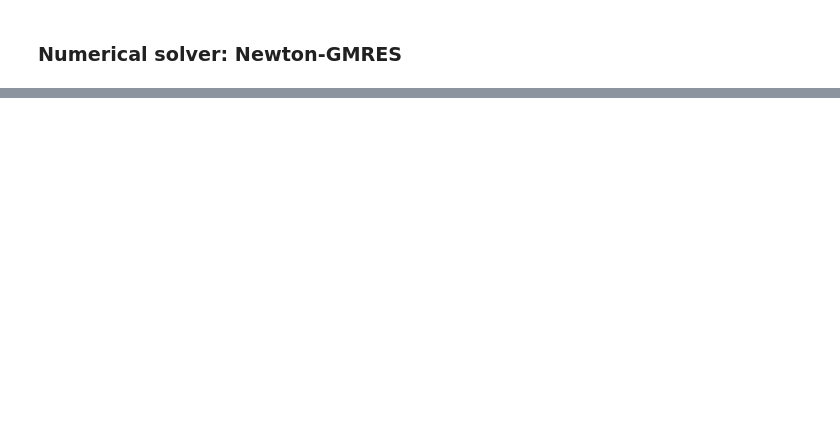
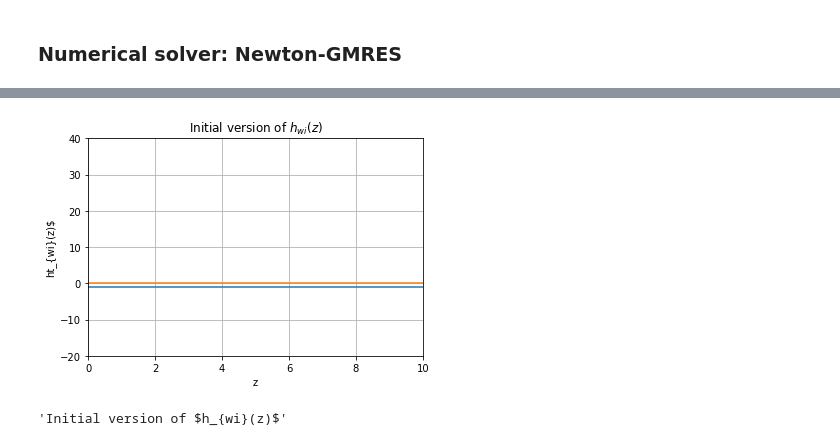
Before and after one commit to Mjboothaus/PhD-Thesis, a Jupyter notebook: notebooks/singlet_kcl.ipynb, the cells around one changed output, grey strips where cells are left out. Saved outputs shown, nothing was run; the diff lists cells and outputs as text; code cells hidden in the pictures; blank space fills up the shorter version.

```diff
--- a/notebooks/singlet_kcl.ipynb
+++ b/notebooks/singlet_kcl.ipynb
@@ -351,0 +349,7 @@ tw_solution
+# %%
+hw_solution = calc_hw(tw_solution, beta_phiw)
+# %%
+make_simple_plot(z, hw_solution, "z", "ht_{wi}(z)$", "Initial version of $h_{wi}(z)$")
+# %% [output]
+[figure, added]
+'Initial version of $h_{wi}(z)$'
```
Also changed, not shown: parts of 36 cells of this notebook, 1 other file.
